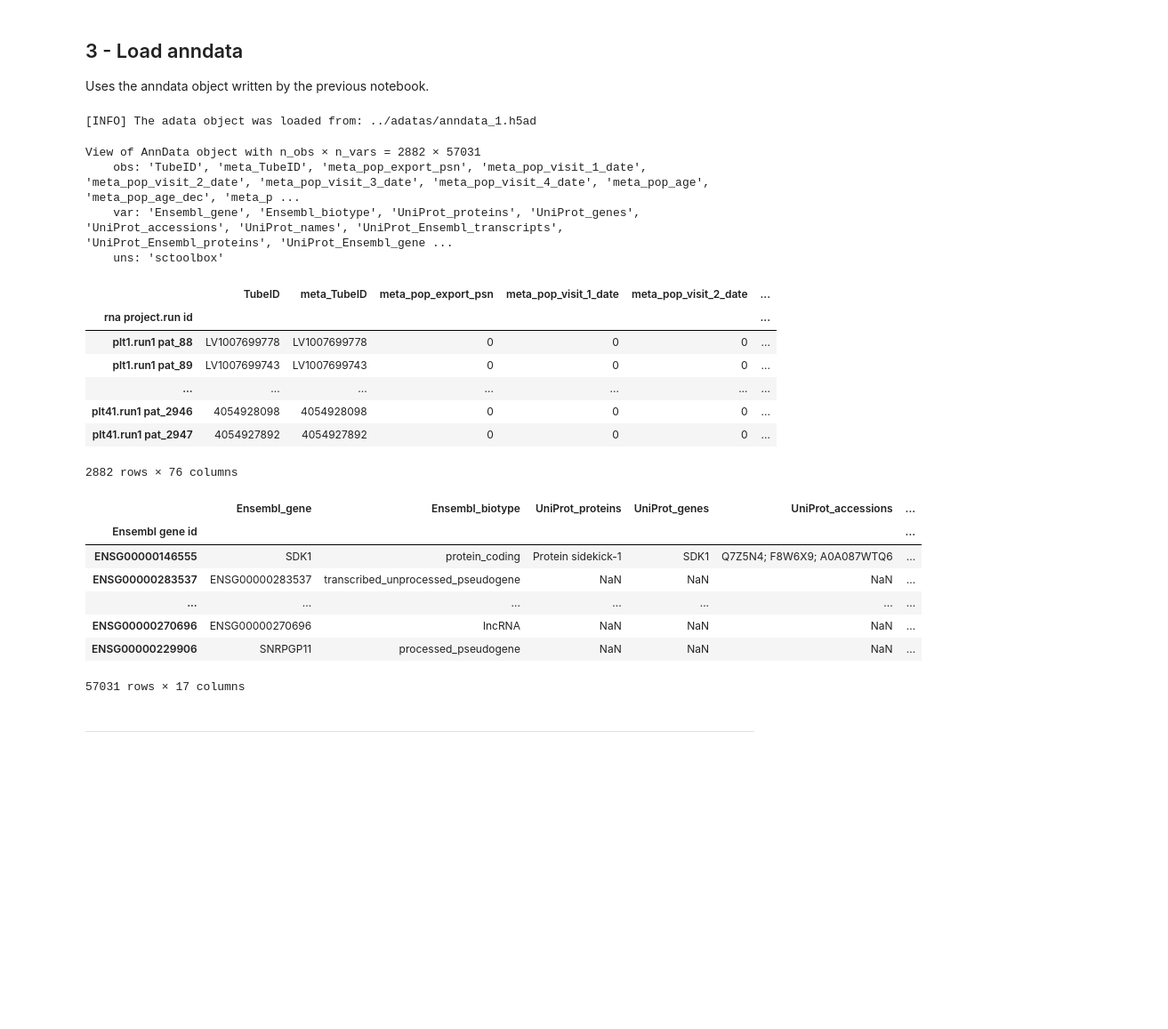
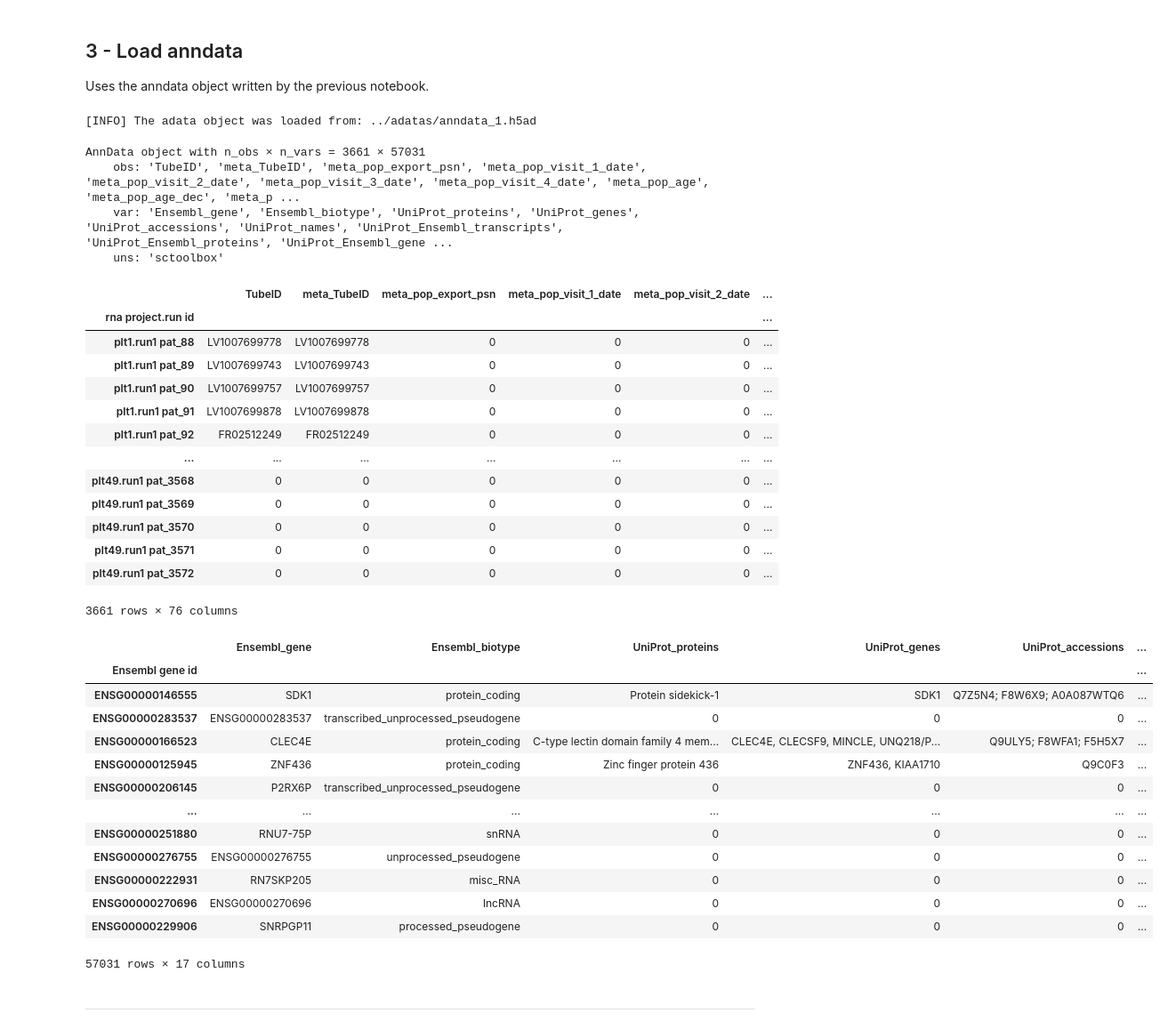
Before and after one commit to dlnija/ScRNA-analysis, a Jupyter notebook: 02_QC_filtering.ipynb, the cells around one changed output. Shown at 89% size. Saved outputs shown, nothing was run; the diff lists cells and outputs as text; code cells hidden in the pictures; blank space fills up the shorter version.

```diff
--- a/02_QC_filtering.ipynb
+++ b/02_QC_filtering.ipynb
@@ -54,34 +54,44 @@ Uses the anndata object written by the previous notebook.
 # %%
 adata = utils.adata.load_h5ad("anndata_1.h5ad")
 
-#Herausfiltern der Nullwerte
-adata = adata[adata.obs["meta_age_dec"] != '0']
 
-with pd.option_context("display.max.rows", 5, "display.max.columns", None):
+with pd.option_context("display.max.rows", 10, "display.max.columns", None):
     display(adata)
     display(adata.obs)
     display(adata.var)
 # %% [output]
 [INFO] The adata object was loaded from: ../adatas/anndata_1.h5ad
-View of AnnData object with n_obs × n_vars = 2882 × 57031
+AnnData object with n_obs × n_vars = 3661 × 57031
     obs: 'TubeID', 'meta_TubeID', 'meta_pop_export_psn', 'meta_pop_visit_1_date', 'meta_pop_visit_2_date', 'meta_pop_visit_3_date', 'meta_pop_visit_4_date', 'meta_pop_age', 'meta_pop_age_dec', 'meta_p ...
     var: 'Ensembl_gene', 'Ensembl_biotype', 'UniProt_proteins', 'UniProt_genes', 'UniProt_accessions', 'UniProt_names', 'UniProt_Ensembl_transcripts', 'UniProt_Ensembl_proteins', 'UniProt_Ensembl_gene ...
     uns: 'sctoolbox'
 |  | TubeID | meta_TubeID | meta_pop_export_psn | meta_pop_visit_1_date | meta_pop_visit_2_date | ... |
 | rna project.run id |  |  |  |  |  | ... |
 | plt1.run1 pat_88 | LV1007699778 | LV1007699778 | 0 | 0 | 0 | ... |
 | plt1.run1 pat_89 | LV1007699743 | LV1007699743 | 0 | 0 | 0 | ... |
+| plt1.run1 pat_90 | LV1007699757 | LV1007699757 | 0 | 0 | 0 | ... |
+| plt1.run1 pat_91 | LV1007699878 | LV1007699878 | 0 | 0 | 0 | ... |
+| plt1.run1 pat_92 | FR02512249 | FR02512249 | 0 | 0 | 0 | ... |
 | ... | ... | ... | ... | ... | ... | ... |
-| plt41.run1 pat_2946 | 4054928098 | 4054928098 | 0 | 0 | 0 | ... |
-| plt41.run1 pat_2947 | 4054927892 | 4054927892 | 0 | 0 | 0 | ... |
+| plt49.run1 pat_3568 | 0 | 0 | 0 | 0 | 0 | ... |
+| plt49.run1 pat_3569 | 0 | 0 | 0 | 0 | 0 | ... |
+| plt49.run1 pat_3570 | 0 | 0 | 0 | 0 | 0 | ... |
+| plt49.run1 pat_3571 | 0 | 0 | 0 | 0 | 0 | ... |
+| plt49.run1 pat_3572 | 0 | 0 | 0 | 0 | 0 | ... |
-2882 rows × 76 columns
+3661 rows × 76 columns
 |  | Ensembl_gene | Ensembl_biotype | UniProt_proteins | UniProt_genes | UniProt_accessions | ... |
 | Ensembl gene id |  |  |  |  |  | ... |
 | ENSG00000146555 | SDK1 | protein_coding | Protein sidekick-1 | SDK1 | Q7Z5N4; F8W6X9; A0A087WTQ6 | ... |
-| ENSG00000283537 | ENSG00000283537 | transcribed_unprocessed_pseudogene | NaN | NaN | NaN | ... |
+| ENSG00000283537 | ENSG00000283537 | transcribed_unprocessed_pseudogene | 0 | 0 | 0 | ... |
+| ENSG00000166523 | CLEC4E | protein_coding | C-type lectin domain family 4 mem... | CLEC4E, CLECSF9, MINCLE, UNQ218/P... | Q9ULY5; F8WFA1; F5H5X7 | ... |
+| ENSG00000125945 | ZNF436 | protein_coding | Zinc finger protein 436 | ZNF436, KIAA1710 | Q9C0F3 | ... |
+| ENSG00000206145 | P2RX6P | transcribed_unprocessed_pseudogene | 0 | 0 | 0 | ... |
 | ... | ... | ... | ... | ... | ... | ... |
-| ENSG00000270696 | ENSG00000270696 | lncRNA | NaN | NaN | NaN | ... |
-| ENSG00000229906 | SNRPGP11 | processed_pseudogene | NaN | NaN | NaN | ... |
+| ENSG00000251880 | RNU7-75P | snRNA | 0 | 0 | 0 | ... |
+| ENSG00000276755 | ENSG00000276755 | unprocessed_pseudogene | 0 | 0 | 0 | ... |
+| ENSG00000222931 | RN7SKP205 | misc_RNA | 0 | 0 | 0 | ... |
+| ENSG00000270696 | ENSG00000270696 | lncRNA | 0 | 0 | 0 | ... |
+| ENSG00000229906 | SNRPGP11 | processed_pseudogene | 0 | 0 | 0 | ... |
 57031 rows × 17 columns
 # %% [markdown]
 __________
```
Also changed, not shown: parts of 17 cells of this notebook.
